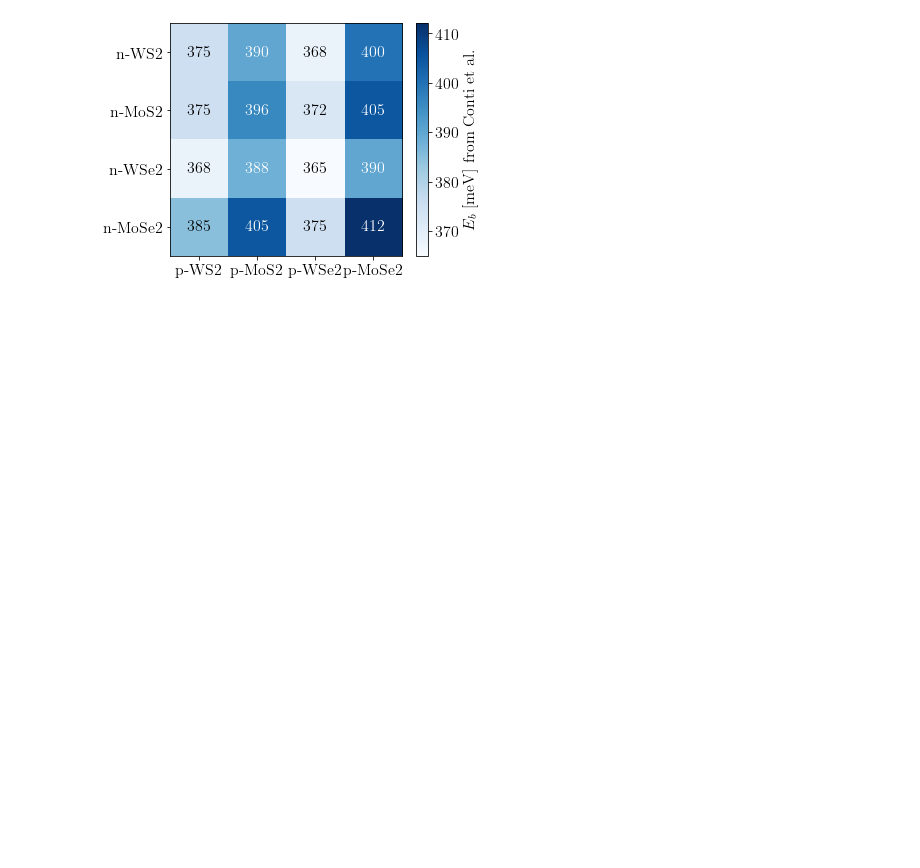
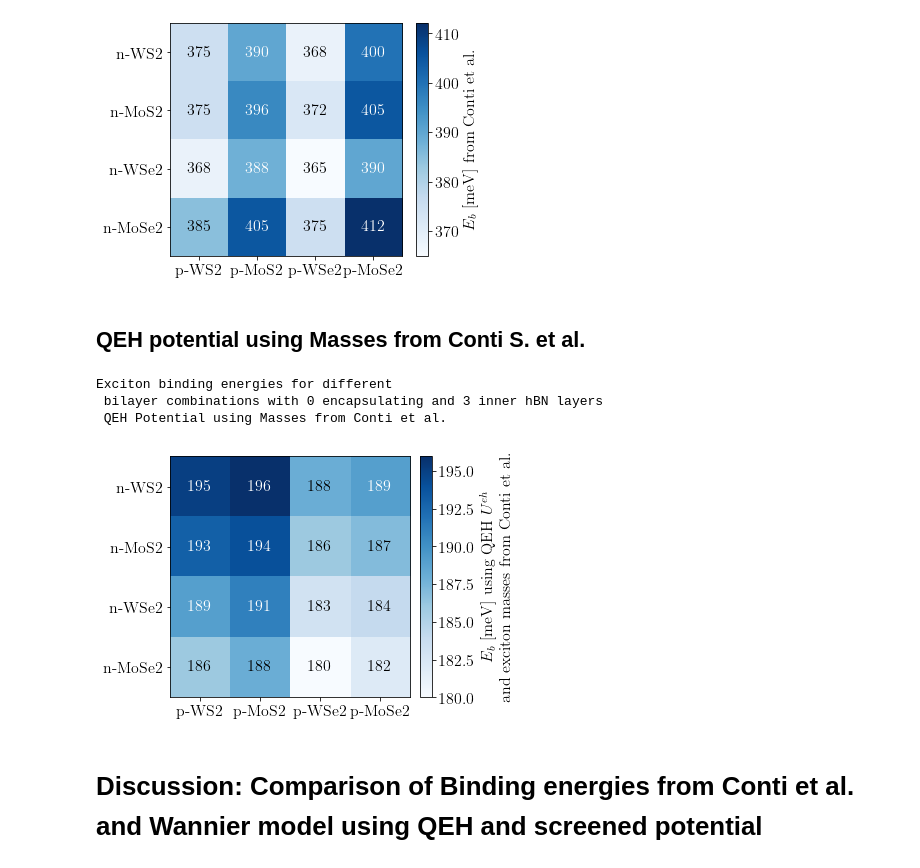
Before and after one commit to runehoejlund/dft-superfluids, a Jupyter notebook: wannier_model/hs_wannier_analysis.ipynb, the cells around one changed output. Cells and saved outputs as stored; diff of their text form; code cells hidden in the pictures; blank space fills up the shorter version.

Commit message:
HS Wannier anallysis comparison

```diff
--- a/wannier_model/hs_wannier_analysis.ipynb
+++ b/wannier_model/hs_wannier_analysis.ipynb
@@ -159,3 +165,17 @@ plt.savefig('./plots/vdWH_E_b_article_transpose.png')
 plt.show()
 # %% [output]
 [figure]
+# %% [markdown]
+## QEH potential using Masses from Conti S. et al.
+# %%
+vdWH_qeh_article_masses = load_hs('wannier_qeh_article_masses', nFilling, nPadding)
+fig = plt.figure(1, figsize=(6,6))
+print('Exciton binding energies for different\n bilayer combinations with {} encapsulating and {} inner hBN layers\n QEH Potential using Masses from Conti et al.'.format(nPadding, nFilling))
+plot_E_B(vdWH_qeh_article_masses, cbarlabel='$E_b$ [meV] using QEH $U^{eh}$ \n and exciton masses from Conti et al.', file_ending='qeh_articMass')
+# %% [output]
+Exciton binding energies for different
+ bilayer combinations with 0 encapsulating and 3 inner hBN layers
+ QEH Potential using Masses from Conti et al.
+[figure, added]
+# %% [markdown]
+# Discussion: Comparison of Binding energies from Conti et al. and Wannier model using QEH and screened potential
```
Also changed, not shown: parts of 5 cells of this notebook, 4 other files.
